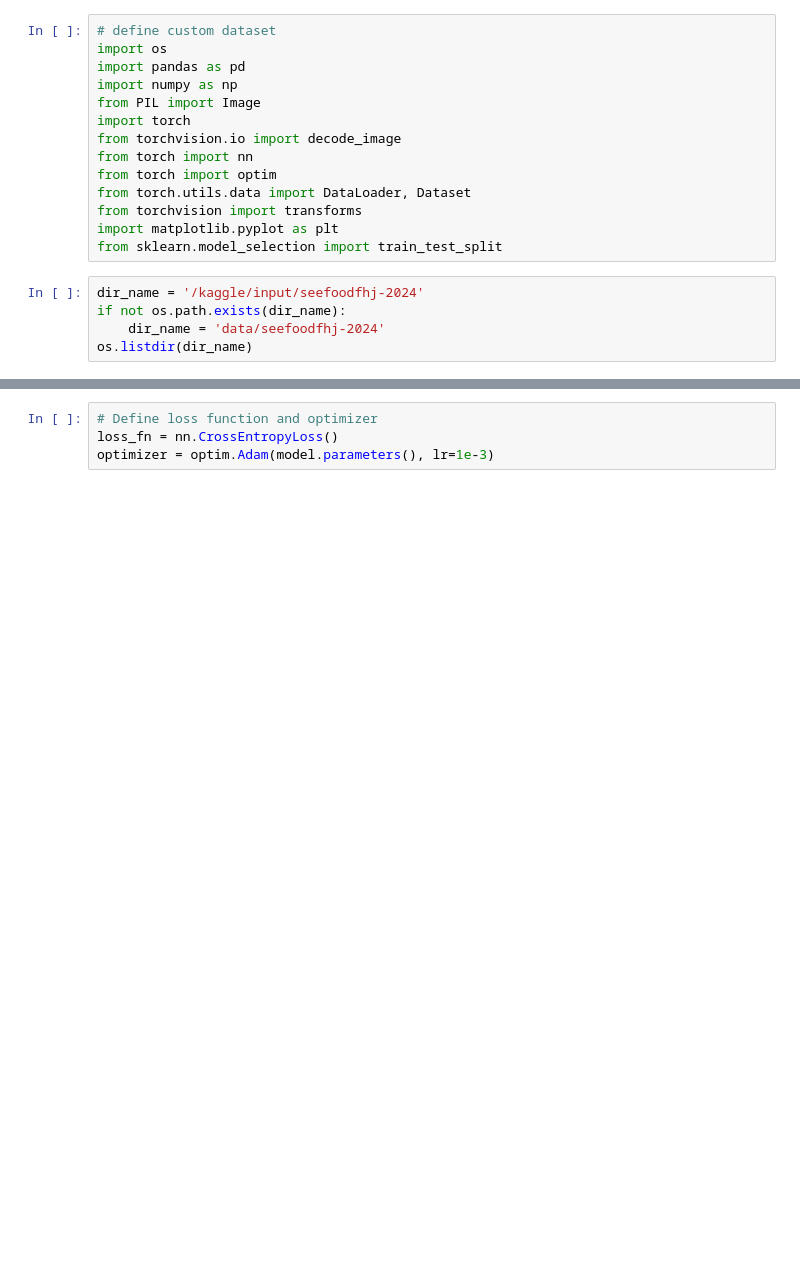
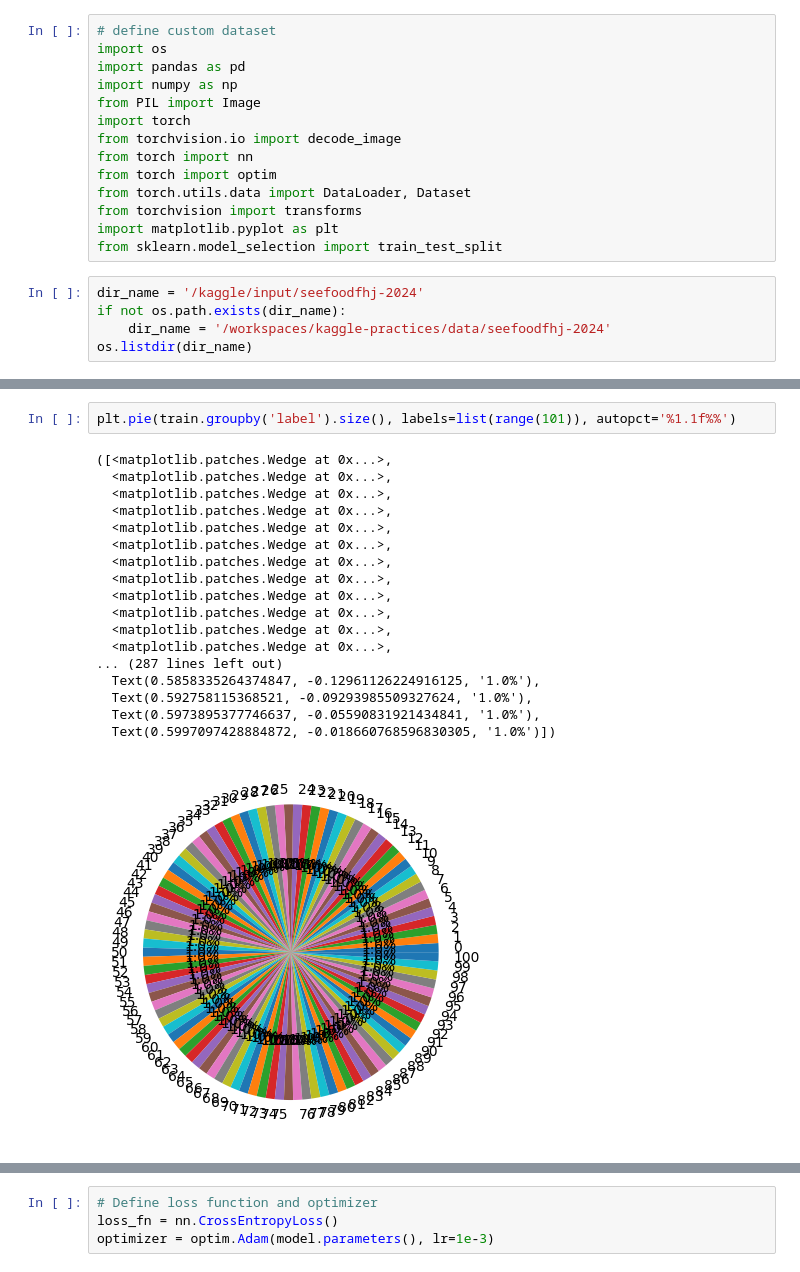
Before and after one commit to rpsingh21/kaggle-practices, a Jupyter notebook: SeeFood@FHJ2024.ipynb, the cells around one changed output, grey strips where cells are left out. Saved outputs shown, nothing was run; the diff lists cells and outputs as text; blank space fills up the shorter version.

```diff
--- a/SeeFood@FHJ2024.ipynb
+++ b/SeeFood@FHJ2024.ipynb
@@ -15,6 +15,6 @@ from sklearn.model_selection import train_test_split
 # %%
 dir_name = '/kaggle/input/seefoodfhj-2024'
 if not os.path.exists(dir_name):
-    dir_name = 'data/seefoodfhj-2024'
+    dir_name = '/workspaces/kaggle-practices/data/seefoodfhj-2024'
 os.listdir(dir_name)
 # %% [output]
@@ -21,0 +37,21 @@ FileNotFoundError: [Errno 2] No such file or directory: '/data/seefoodfhj-2024'
+# %%
+plt.pie(train.groupby('label').size(), labels=list(range(101)), autopct='%1.1f%%')
+# %% [output]
+([<matplotlib.patches.Wedge at 0x...>,
+  <matplotlib.patches.Wedge at 0x...>,
+  <matplotlib.patches.Wedge at 0x...>,
+  <matplotlib.patches.Wedge at 0x...>,
+  <matplotlib.patches.Wedge at 0x...>,
+  <matplotlib.patches.Wedge at 0x...>,
+  <matplotlib.patches.Wedge at 0x...>,
+  <matplotlib.patches.Wedge at 0x...>,
+  <matplotlib.patches.Wedge at 0x...>,
+  <matplotlib.patches.Wedge at 0x...>,
+  <matplotlib.patches.Wedge at 0x...>,
+  <matplotlib.patches.Wedge at 0x...>,
+... (287 lines left out)
+  Text(0.5858335264374847, -0.12961126224916125, '1.0%'),
+  Text(0.592758115368521, -0.09293985509327624, '1.0%'),
+  Text(0.5973895377746637, -0.05590831921434841, '1.0%'),
+  Text(0.5997097428884872, -0.018660768596830305, '1.0%')])
+[figure, added]
```
Also changed, not shown: parts of 9 cells of this notebook.
